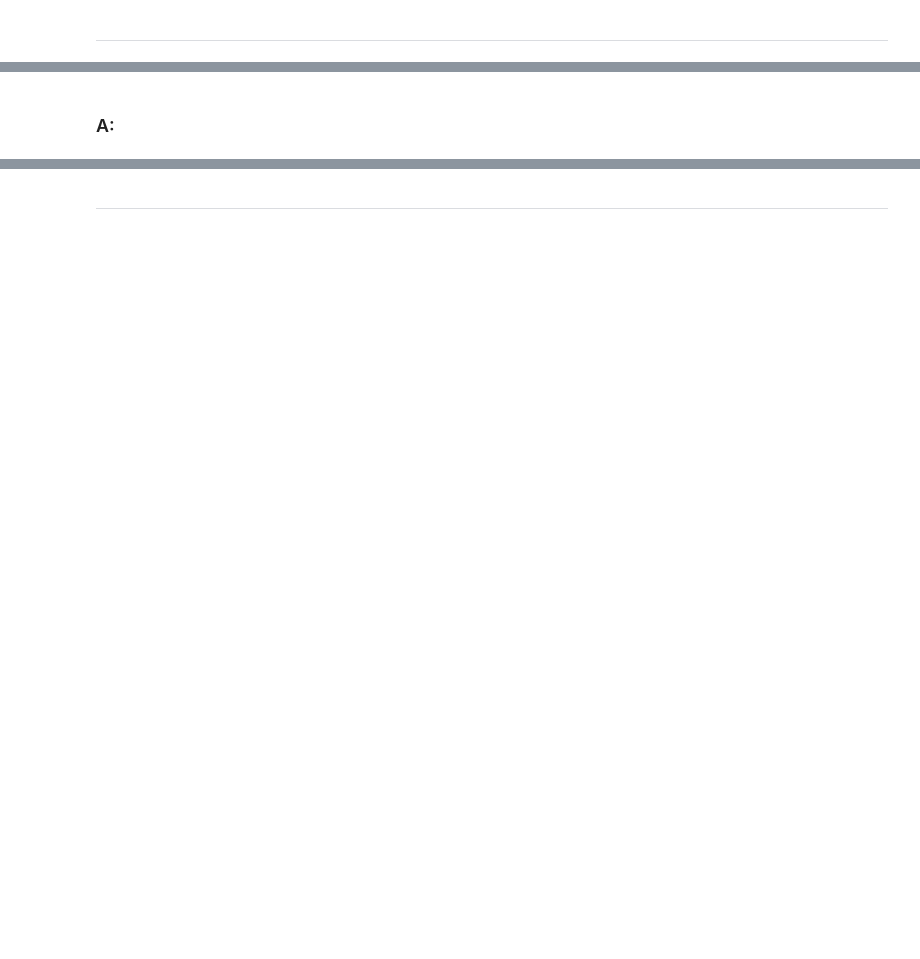
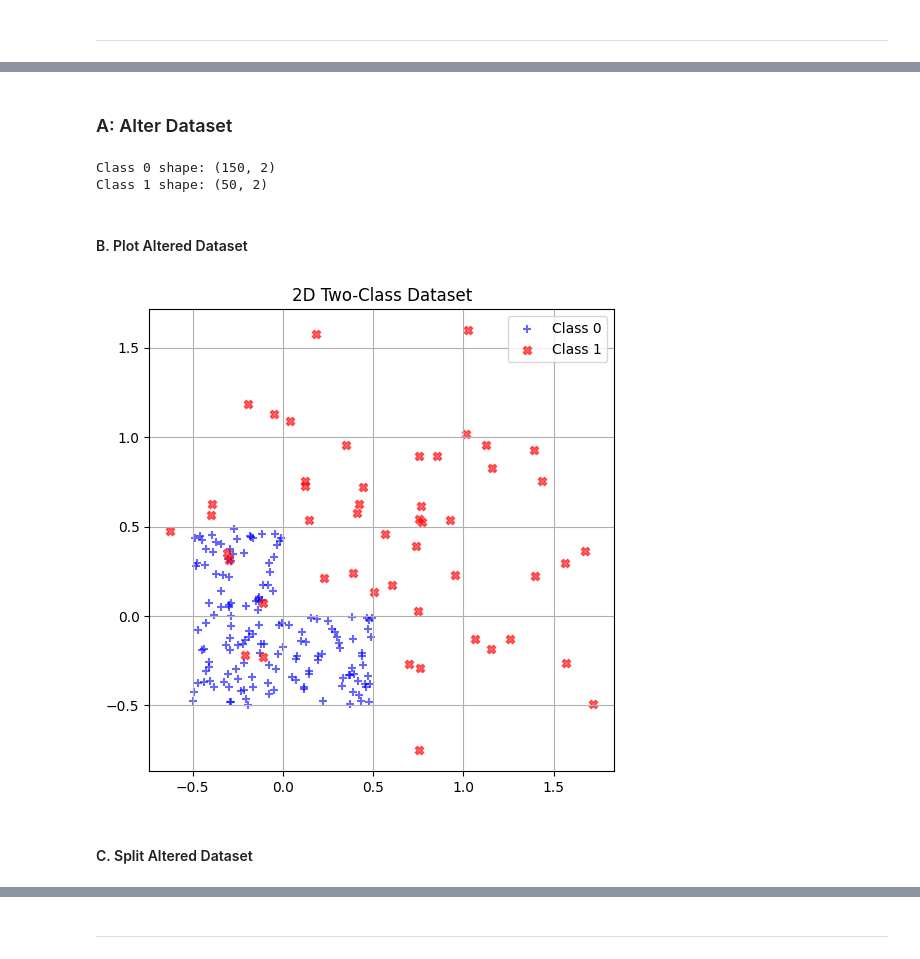
Before and after one commit to theokoles7/notebooks, a Jupyter notebook: courses/graduate/CSCE-509_Pattern-Recognition/_assignments_/assignment-1_submission.ipynb, the cells around one changed output, grey strips where cells are left out. Cells and saved outputs as stored; diff of their text form; code cells hidden in the pictures; blank space fills up the shorter version.

```diff
--- a/courses/graduate/CSCE-509_Pattern-Recognition/_assignments_/assignment-1_submission.ipynb
+++ b/courses/graduate/CSCE-509_Pattern-Recognition/_assignments_/assignment-1_submission.ipynb
@@ -263,2 +825,58 @@ Repeat [Part 1](#part-1-perceptron) with a very ***large** $C$ hyperparameter.
 # %% [markdown]
-### A:
+### A: Alter Dataset
+# %%
+from numpy              import ndarray, vstack
+from numpy.random       import normal, uniform
+
+# Generate Class 0:
+class_0:    ndarray =   vstack([
+                            # Square 1: [-0.5, 0] x [-0.5, 0] x 50
+                            uniform(low = [-0.5, -0.5], high = [0, 0],      size = (50, 2)),
+
+                            # Square 2: [-0.5, 0] x [0, 0.5] x 50
+                            uniform(low = [-0.5, 0],    high = [0, 0.5],    size = (50, 2)),
+
+                            # Square 3: [0, 0.5] x [-0.5, 0] x 50
+                            uniform(low = [0, -0.5],    high = [0.5, 0],    size = (50, 2))
+                        ])
+
+# Generate Class 1: 50 data points normally distributed around [0.5, 0.5], with variance [0.5, 0.5]
+class_1:    ndarray =   normal(loc = [0.5, 0.5], scale = [0.5, 0.5], size = (50, 2))
+
+# Verify shape of classes.
+print(f"Class 0 shape: {class_0.shape}")
+print(f"Class 1 shape: {class_1.shape}")
+# %% [output]
+Class 0 shape: (150, 2)
+Class 1 shape: (50, 2)
+# %% [markdown]
+#### B. Plot Altered Dataset
+# %%
+"""Plot dataset."""
+
+from matplotlib.pyplot  import figure, grid, legend, scatter, show, title
+
+# Initialize figure.
+figure(figsize = (6, 6))
+
+# Plot Class 0.
+scatter(class_0[:, 0], class_0[:, 1], color = "blue", marker = "+", label = "Class 0", alpha = 0.6)
+
+# Plot Class 1.
+scatter(class_1[:, 0], class_1[:, 1], color = "red",  marker = "X", label = "Class 1", alpha = 0.6)
+
+# Define title.
+title("2D Two-Class Dataset")
+
+# Generate legend.
+legend()
+
+# Enable grid lines for distribution validation.
+grid(visible = True)
+
+# Display plot.
+show()
+# %% [output]
+[figure, added]
+# %% [markdown]
+#### C. Split Altered Dataset
```
Also changed, not shown: parts of 67 cells of this notebook.
